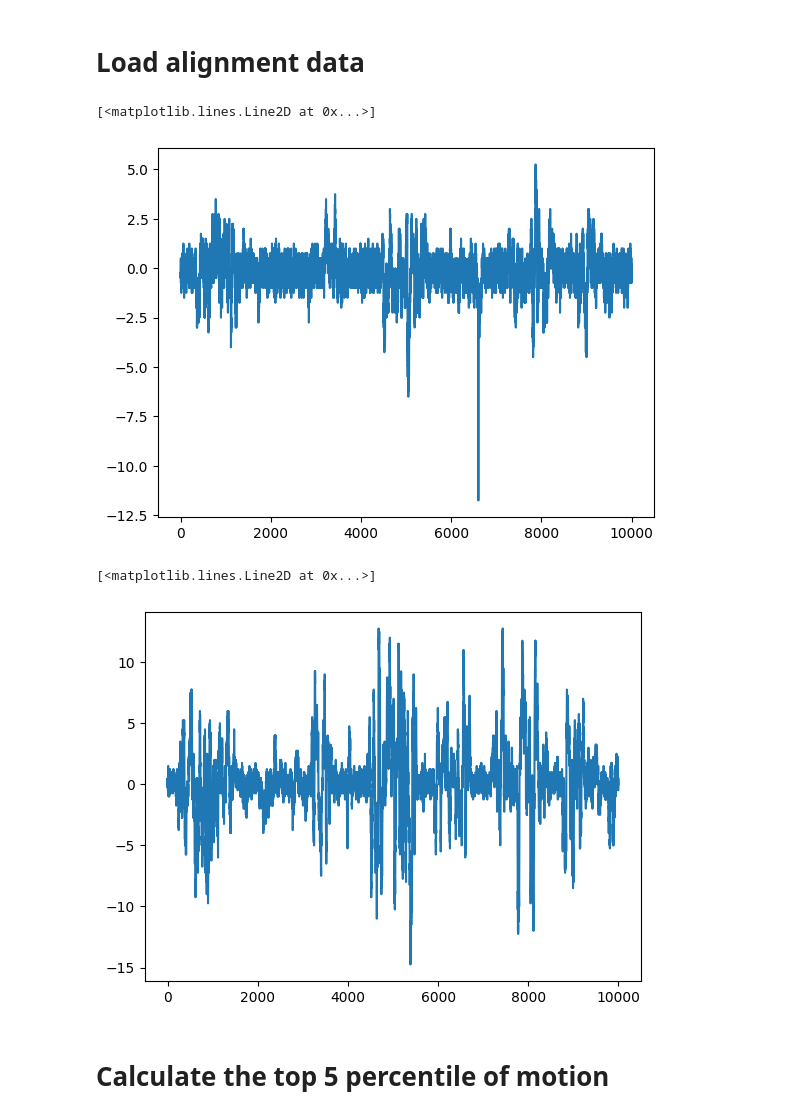
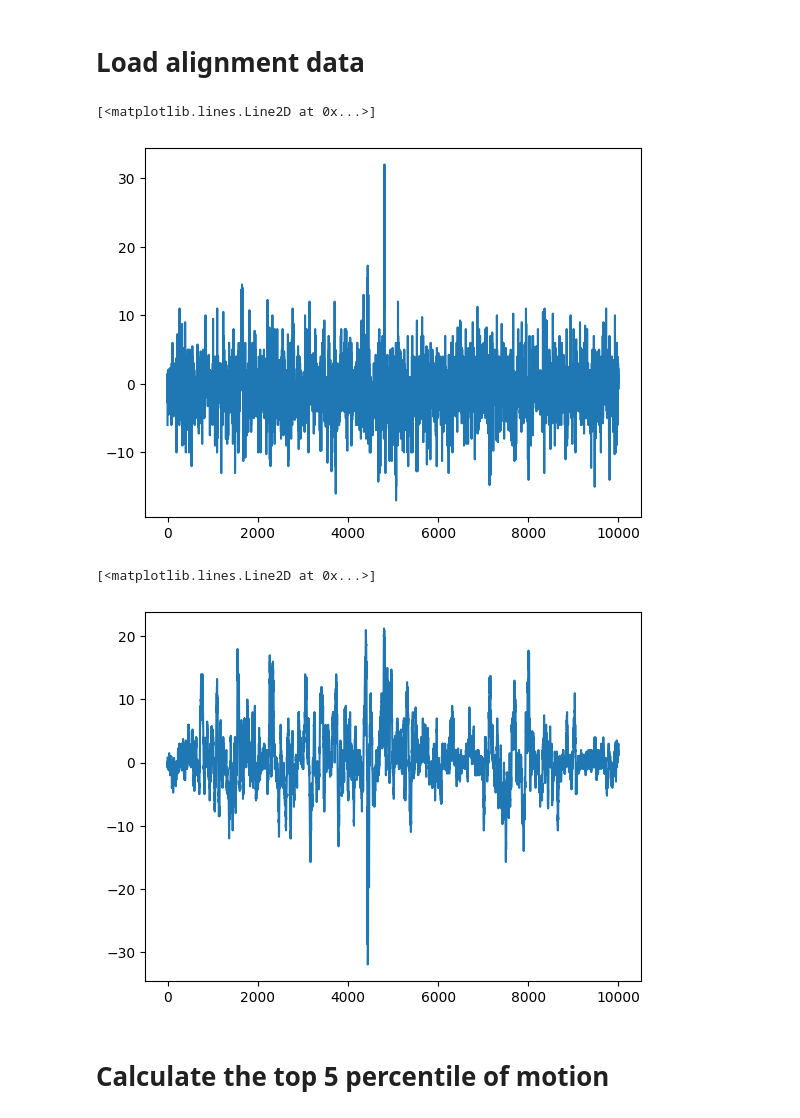
Before and after one commit to AllenNeuralDynamics/iGluSnFR-In-Vivo-MC-Evaluation, a Jupyter notebook: code/test.ipynb, the cells around one changed output. Drawn from its saved outputs; the diff is of its cells as text; code cells hidden in the pictures.

```diff
--- a/code/test.ipynb
+++ b/code/test.ipynb
@@ -30,6 +30,30 @@ for _, row in params_df.iterrows():
         'nsites': row['nsites'],
         'scan': row['scan']
     }
+# %%
+# Function to process each .mat file and extract motionC and motionR along with metadata
+def process_mat_file(mat_file_path, sim_description):
+    try:
+        # Load the .mat file
+        mat_contents = sio.loadmat(mat_file_path)
+
+        # Assuming the structured array is stored under 'aData'
+        data_key = 'aData'  # Adjust this if the key is different
+
+        # Access the structured array
+        structured_array = mat_contents[data_key]
+
+        # Extract motionC and motionR
+        motionC = structured_array['motionC'][0, 0].ravel()
+        motionR = structured_array['motionR'][0, 0].ravel()
+
+        # Retrieve metadata for this SimDescription (folder name)
+        metadata = metadata_dict.get(sim_description, {})
+
+        return (sim_description, motionC, motionR, metadata)
+    except Exception as e:
+        print(f"Error reading {mat_file_path}: {e}")
+        return (sim_description, None, None, {})
 # %%
 # Function to process each .h5 file and extract MotionC and MotionR along with metadata
 def process_h5_file(h5_file_path, sim_description, model_name):
@@ -72,12 +91,19 @@ _, MotionC, MotionR, _, _  = process_h5_file(h5_file_path, sim_description, mode
+# %%
+h5_file_path = '/root/capsule/data/iGluSnFR_simulations_default_12_registered9/suite2p/1/SIMULATION_scan_00001-1_Trial1.h5'
+sim_description = 1
+model_name = 'suite2p'
+_, MotionC_suite2p, MotionR_suite2p, _, _  = process_h5_file('/root/capsule/data/iGluSnFR_simulations_default_12_registered9/suite2p/1/SIMULATION_scan_00001-1_Trial1.h5', sim_description, model_name)
+_, MotionC_caiman, MotionR_caiman, _, _  = process_h5_file('/root/capsule/data/iGluSnFR_simulations_default_12_registered9/caiman_stripCaiman/1/SIMULATION_scan_00001-1_Trial1.h5', sim_description, model_name)
+_, MotionC_matlab, MotionR_matlab, _  = process_mat_file('/root/capsule/data/iGluSnFR_simulations_default_12_registered9/stripRegisteration_matlab/1/SIMULATION_scan_00001-1_Trial1_ALIGNMENTDATA.mat', sim_description)
 # %%
-plt.plot(MotionC)
+plt.plot(MotionC_matlab)
 # %% [output]
 [<matplotlib.lines.Line2D at 0x...>]
-[figure, old version]
+[figure, new version]
 # %%
-plt.plot(MotionR)
+plt.plot(MotionR_matlab)
 # %% [output]
 [<matplotlib.lines.Line2D at 0x...>]
-[figure, old version]
+[figure, new version]
 # %% [markdown]
 # Calculate the top 5 percentile of motion
```
Also changed, not shown: parts of 18 cells of this notebook.
